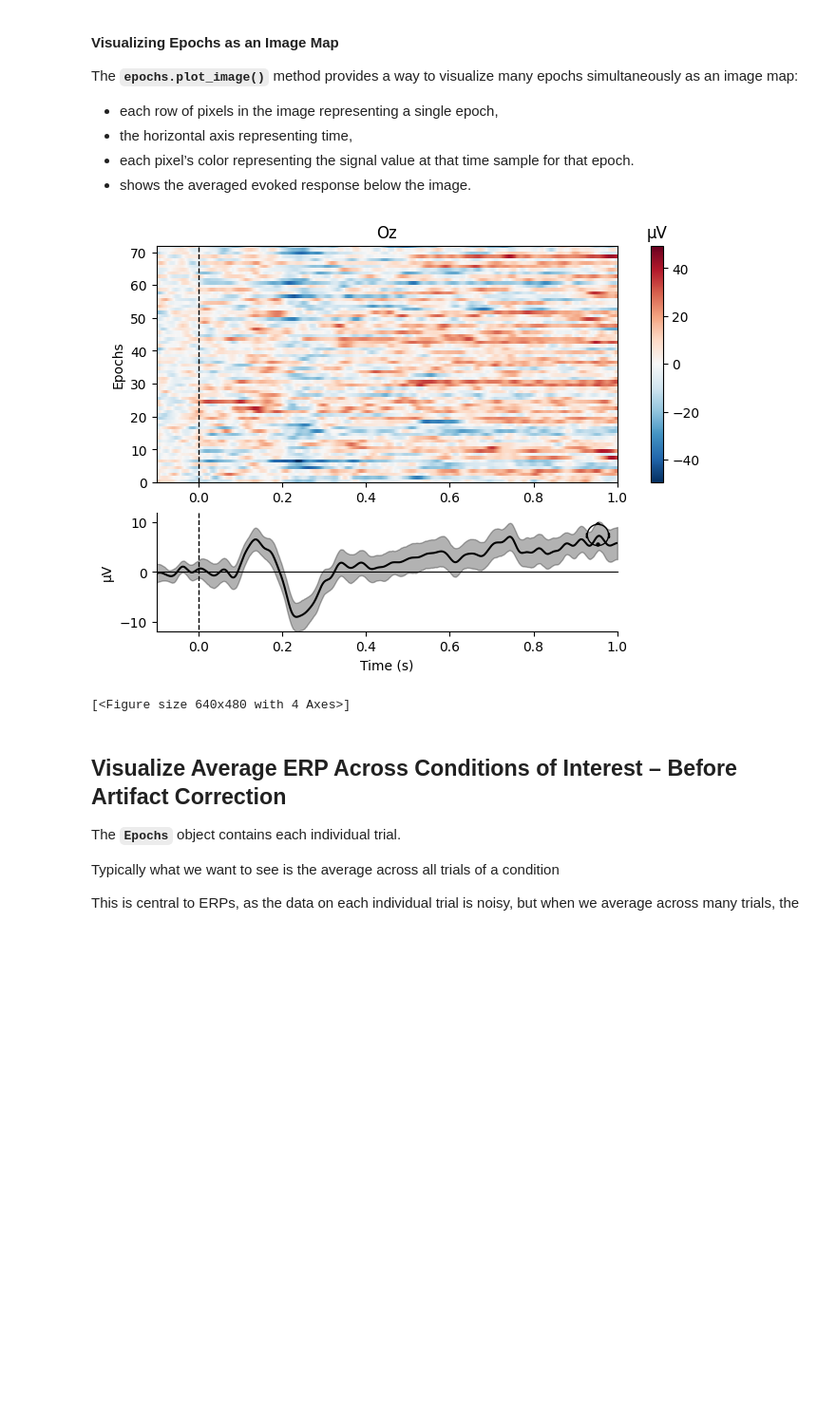
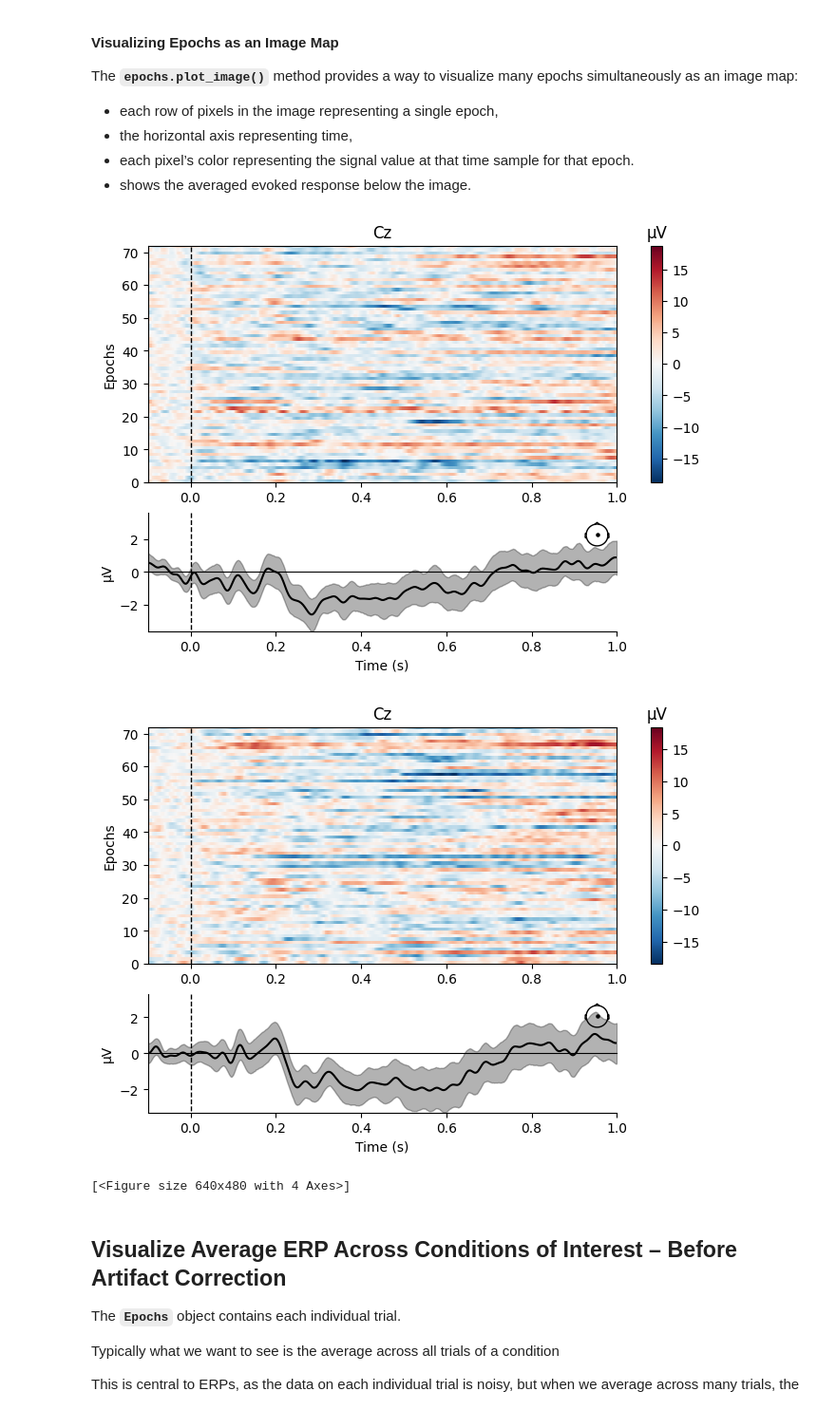
Before and after one commit to tariqzahratahdi/NeuralDataScience, a Jupyter notebook: course_eeg_segmentation_into_erp_epochs.ipynb, the cells around one changed output. Shown at 95% size. Cells and saved outputs as stored; diff of their text form; code cells hidden in the pictures; blank space fills up the shorter version.

```diff
--- a/course_eeg_segmentation_into_erp_epochs.ipynb
+++ b/course_eeg_segmentation_into_erp_epochs.ipynb
@@ -566,10 +566,14 @@ The **`epochs.plot_image()`** method provides a way to visualize many epochs sim
 * each pixel’s color representing the signal value at that time sample for that epoch.
 * shows the averaged evoked response below the image.
 # %%
-# plot epochs as an image map for Match events and Oz channel
-epochs['Match'].plot_image(picks=['Oz'])
+# plot epochs as an image map for Match events and Cz channel
+epochs['Match'].plot_image(picks=['Cz'])
+
+# plot epochs as an image map for Mismatch events and Cz channel
+epochs['Mismatch'].plot_image(picks=['Cz'])
 # %% [output]
-[figure, old version]
+[figure, new version]
+[figure, added]
 [<Figure size 640x480 with 4 Axes>]
 # %% [markdown]
 ## Visualize Average ERP Across Conditions of Interest – Before Artifact Correction
```
Also changed, not shown: parts of 1 cell of this notebook.
